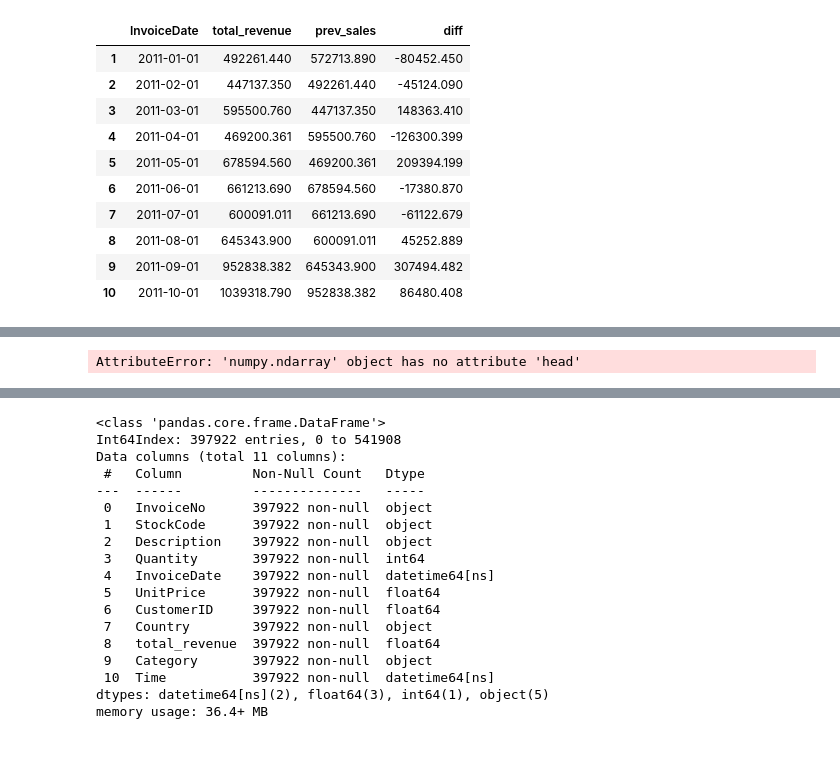
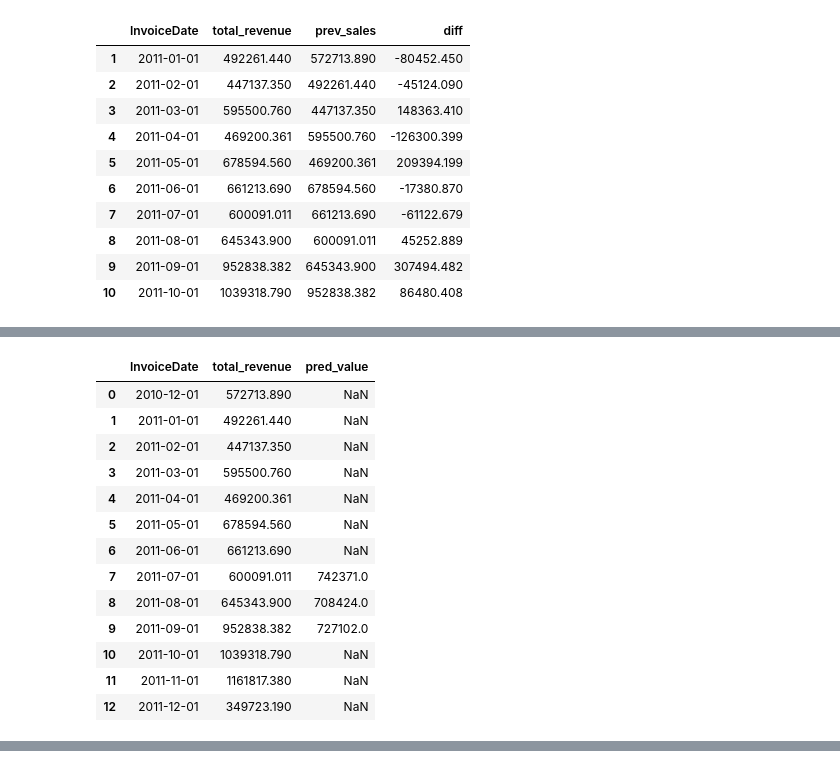
Before and after one commit to Ivan-Curmi/FinalProject, a Jupyter notebook: Sales (Ivan).ipynb, the cells around one changed output, grey strips where cells are left out. Drawn from its saved outputs; the diff is of its cells as text; code cells hidden in the pictures.

```diff
--- a/Sales (Ivan).ipynb
+++ b/Sales (Ivan).ipynb
@@ -1398,10 +1404,23 @@ for index in range(0, len(pred_test_set_inverted)):
 
 df_result = pd.DataFrame(result_list)
 #for multistep prediction, replace act_sales with the predicted sales
-# %%
-y_pred.head()
-# %% [output]
-AttributeError: 'numpy.ndarray' object has no attribute 'head'
+# %%
+df_sales_pred.head(20)
+# %% [output]
+|  | InvoiceDate | total_revenue | pred_value |
+| 0 | 2010-12-01 | 572713.890 | NaN |
+| 1 | 2011-01-01 | 492261.440 | NaN |
+| 2 | 2011-02-01 | 447137.350 | NaN |
+| 3 | 2011-03-01 | 595500.760 | NaN |
+| 4 | 2011-04-01 | 469200.361 | NaN |
+| 5 | 2011-05-01 | 678594.560 | NaN |
+| 6 | 2011-06-01 | 661213.690 | NaN |
+| 7 | 2011-07-01 | 600091.011 | 742371.0 |
+| 8 | 2011-08-01 | 645343.900 | 708424.0 |
+| 9 | 2011-09-01 | 952838.382 | 727102.0 |
+| 10 | 2011-10-01 | 1039318.790 | NaN |
+| 11 | 2011-11-01 | 1161817.380 | NaN |
+| 12 | 2011-12-01 | 349723.190 | NaN |
 # %%
 #merge with actual sales dataframe
 df_sales_pred = pd.merge(df_sales, df_result, on='InvoiceDate', how='left')
@@ -1425,24 +1444,3 @@ fig = go.Figure(data=plot_data, layout=plot_layout)
 pyoff.iplot(fig)
 # %% [output]
 [interactive output not drawn]
-# %%
-df_dropped1.info()
-# %% [output]
-<class 'pandas.core.frame.DataFrame'>
-Int64Index: 397922 entries, 0 to 541908
-Data columns (total 11 columns):
- #   Column         Non-Null Count   Dtype
----  ------         --------------   -----
- 0   InvoiceNo      397922 non-null  object
- 1   StockCode      397922 non-null  object
- 2   Description    397922 non-null  object
- 3   Quantity       397922 non-null  int64
- 4   InvoiceDate    397922 non-null  datetime64[ns]
- 5   UnitPrice      397922 non-null  float64
- 6   CustomerID     397922 non-null  float64
- 7   Country        397922 non-null  object
- 8   total_revenue  397922 non-null  float64
- 9   Category       397922 non-null  object
- 10  Time           397922 non-null  datetime64[ns]
-dtypes: datetime64[ns](2), float64(3), int64(1), object(5)
-memory usage: 36.4+ MB
```
Also changed, not shown: parts of 19 cells of this notebook.
